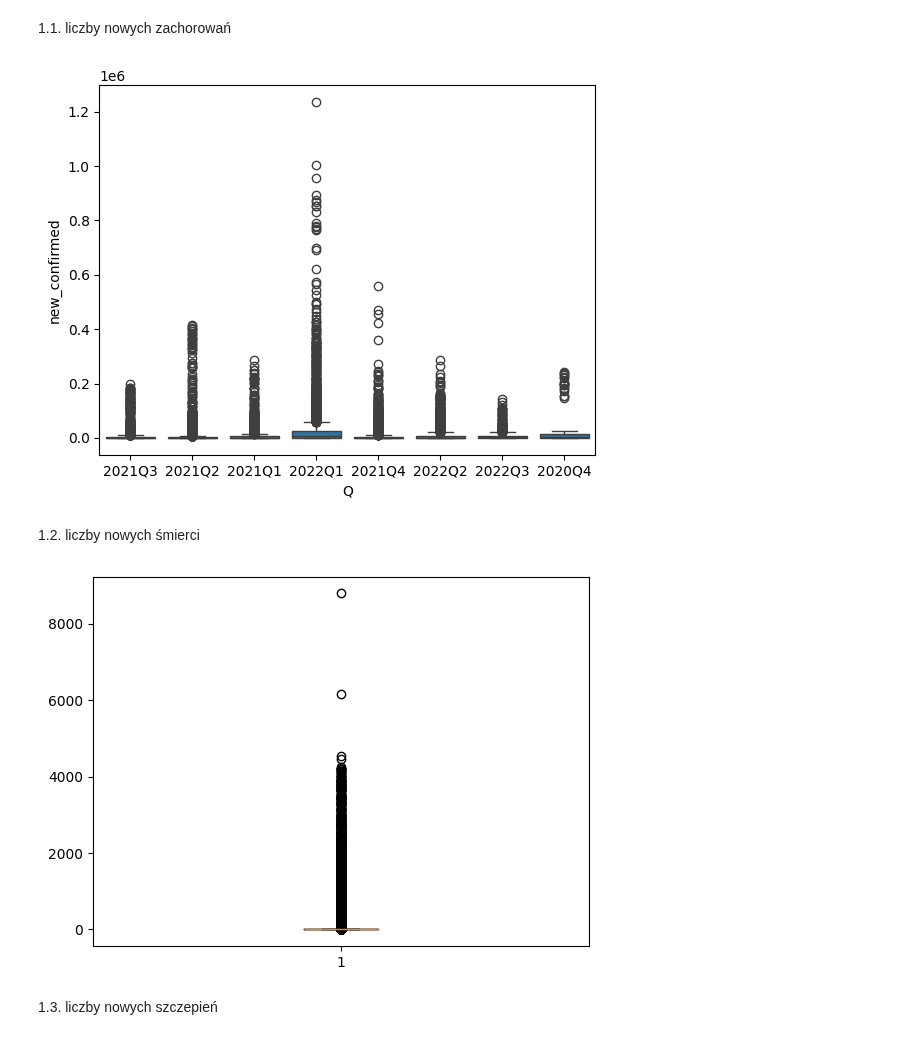
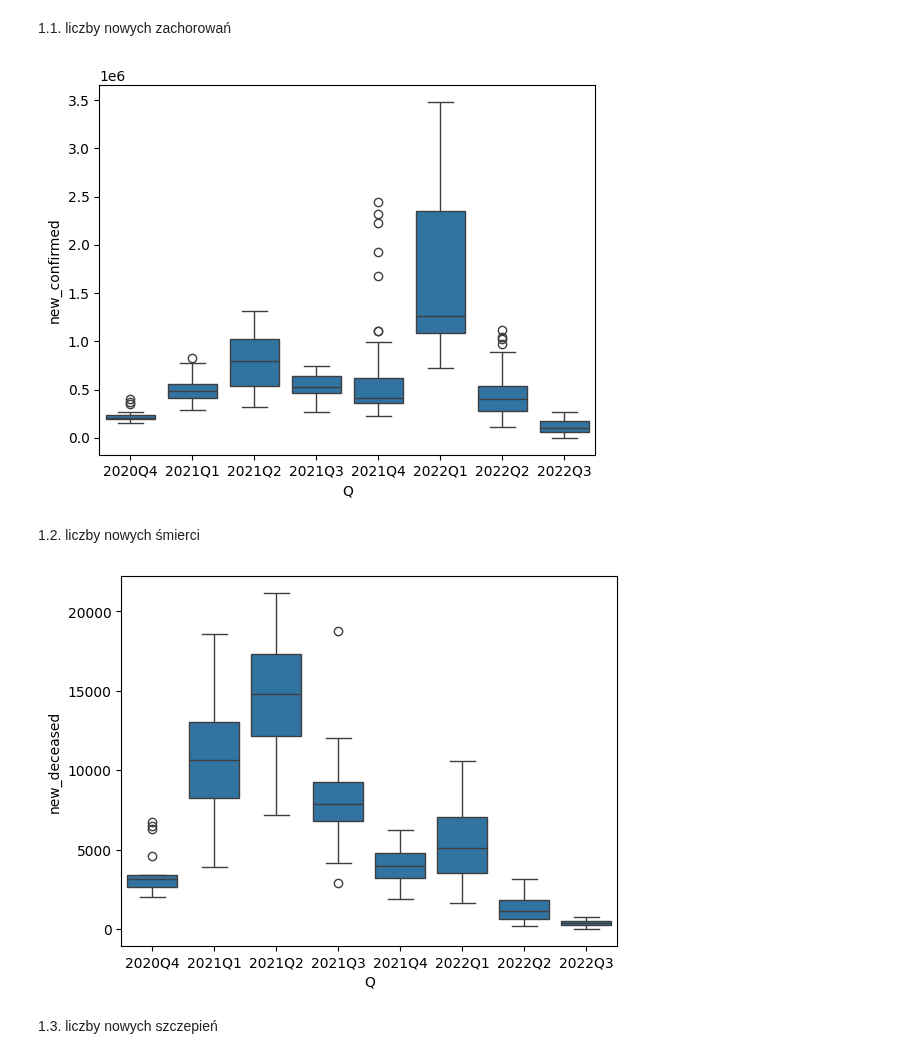
Before and after one commit to JakubKaczmarek5764/BigData1, a Jupyter notebook: zad2.ipynb, the cells around one changed output. Drawn from its saved outputs; the diff is of its cells as text; code cells hidden in the pictures.

```diff
--- a/zad2.ipynb
+++ b/zad2.ipynb
@@ -58,17 +58,22 @@ countries_df.describe()
 # %%
 import matplotlib.pyplot as plt
 import seaborn as sns
-sns.boxplot(x='Q', y='new_confirmed', data=df[df.subregion1_code_x.isna()])
+confirmed_df = df.groupby('date')['new_confirmed'].sum().reset_index()
+confirmed_df['Q'] = confirmed_df['date'].dt.to_period('Q').astype(str)
+
+sns.boxplot(x='Q', y='new_confirmed', data=confirmed_df)
 plt.show()
 # %% [output]
-[figure, old version]
+[figure, new version]
 # %% [markdown]
 1.2. liczby nowych śmierci
 # %%
-plt.boxplot(df['new_deceased'])
+deceased_df = df.groupby('date')['new_deceased'].sum().reset_index()
+deceased_df['Q'] = deceased_df['date'].dt.to_period('Q').astype(str)
+sns.boxplot(x='Q', y='new_deceased', data=deceased_df)
 plt.show()
 # %% [output]
-[figure, old version]
+[figure, new version]
 # %% [markdown]
 1.3. liczby nowych szczepień
 # %%
```
Also changed, not shown: parts of 3 cells of this notebook.
